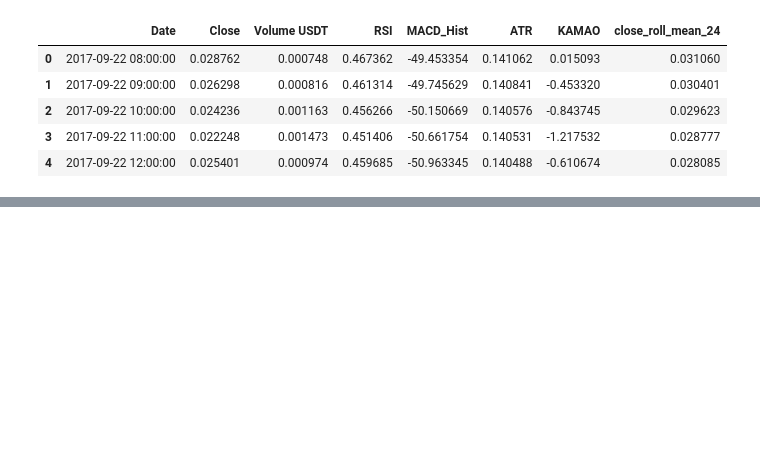
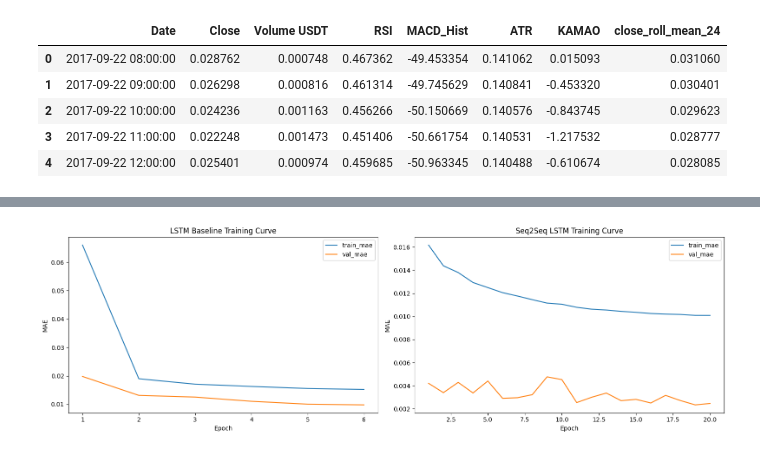
Before and after one commit to AbiyaMakruf/Dicoding-MembangunProyekDeepLearningTingkatMahir, a Jupyter notebook: Abiyamf_Submission_Akhir_DLTM.ipynb, the cells around one changed output, grey strips where cells are left out. Cells and saved outputs as stored; diff of their text form; code cells hidden in the pictures; blank space fills up the shorter version.

```diff
--- a/Abiyamf_Submission_Akhir_DLTM.ipynb
+++ b/Abiyamf_Submission_Akhir_DLTM.ipynb
@@ -1132,0 +915,11 @@ Seq2Seq Final Model (Autoregressive) test MAE (scaled): 0.014633
+# %%
+print('Training custom lstm baseline model')
+baseline_history_custom_df = run_custom_training_loop(
+    baseline_LSTM_model,
+    train_ds,
+    val_ds,
+    optimizer=baseline_optimizer,
+    loss_fn=weighted_horizon_mae,
+    epochs=CUSTOM_BASELINE_EPOCHS,
+    callbacks=baseline_callbacks,
+)
@@ -1132,0 +942,11 @@ Seq2Seq Final Model (Autoregressive) test MAE (scaled): 0.014633
+# %%
+print('Training custom seq2seq model')
+seq2seq_history_custom_df = run_custom_training_loop(
+    seq2seq_LSTM_model,
+    train_seq2seq_tuple_ds,
+    val_seq2seq_tuple_ds,
+    optimizer=seq2seq_optimizer,
+    loss_fn=weighted_horizon_mae,
+    epochs=CUSTOM_SEQ2SEQ_EPOCHS,
+    callbacks=seq2seq_callbacks,
+)
@@ -1132,0 +989,19 @@ Seq2Seq Final Model (Autoregressive) test MAE (scaled): 0.014633
+# %%
+fig, axes = plt.subplots(1, 2, figsize=(16, 5))
+axes[0].plot(baseline_history_custom_df['epoch'], baseline_history_custom_df['mae'], label='train_mae')
+axes[0].plot(baseline_history_custom_df['epoch'], baseline_history_custom_df['val_mae'], label='val_mae')
+axes[0].set_title('LSTM Baseline Training Curve')
+axes[0].set_xlabel('Epoch')
+axes[0].set_ylabel('MAE')
+axes[0].legend()
+
+axes[1].plot(seq2seq_history_custom_df['epoch'], seq2seq_history_custom_df['mae'], label='train_mae')
+axes[1].plot(seq2seq_history_custom_df['epoch'], seq2seq_history_custom_df['val_mae'], label='val_mae')
+axes[1].set_title('Seq2Seq LSTM Training Curve')
+axes[1].set_xlabel('Epoch')
+axes[1].set_ylabel('MAE')
+axes[1].legend()
+plt.tight_layout()
+plt.show()
+# %% [output]
+[figure, added]
```
Also changed, not shown: parts of 34 cells of this notebook, 11 other files.
